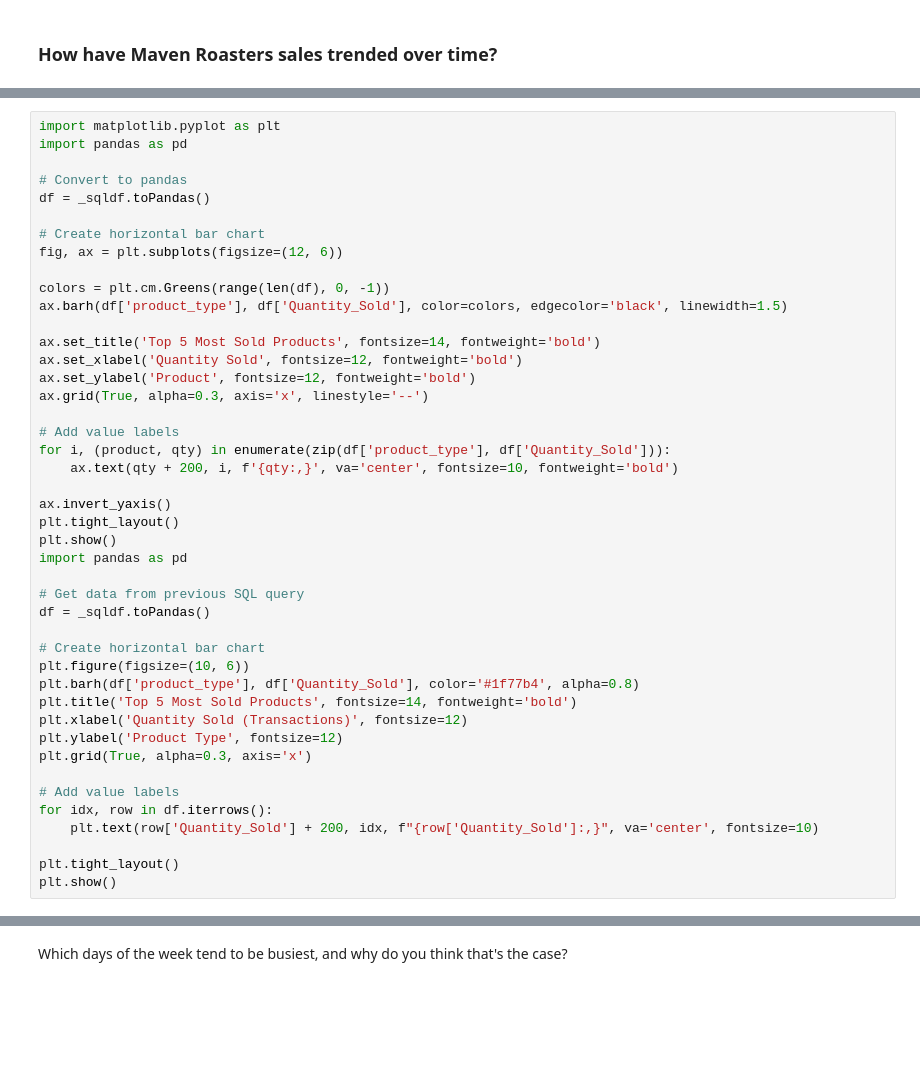
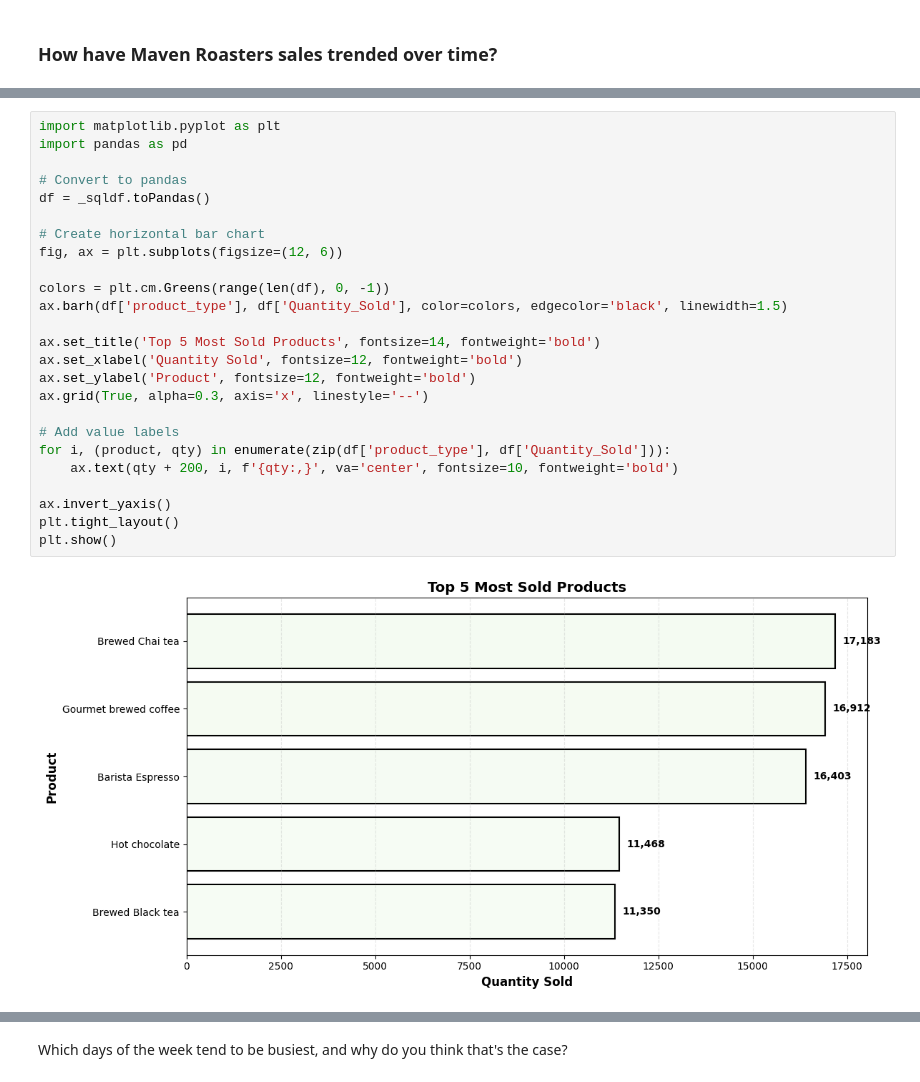
Before and after one commit to AREBU5/coffee_shop_analysis, a Jupyter notebook: Coffee Sales.ipynb, the cells around one changed output, grey strips where cells are left out. Cells and saved outputs as stored; diff of their text form; blank space fills up the shorter version.

```diff
--- a/Coffee Sales.ipynb
+++ b/Coffee Sales.ipynb
@@ -285,47 +255,30 @@ plt.show()
 # %%
 import matplotlib.pyplot as plt
 import pandas as pd
 
 # Convert to pandas
 df = _sqldf.toPandas()
 
 # Create horizontal bar chart
 fig, ax = plt.subplots(figsize=(12, 6))
 
 colors = plt.cm.Greens(range(len(df), 0, -1))
 ax.barh(df['product_type'], df['Quantity_Sold'], color=colors, edgecolor='black', linewidth=1.5)
 
 ax.set_title('Top 5 Most Sold Products', fontsize=14, fontweight='bold')
 ax.set_xlabel('Quantity Sold', fontsize=12, fontweight='bold')
 ax.set_ylabel('Product', fontsize=12, fontweight='bold')
 ax.grid(True, alpha=0.3, axis='x', linestyle='--')
 
 # Add value labels
 for i, (product, qty) in enumerate(zip(df['product_type'], df['Quantity_Sold'])):
     ax.text(qty + 200, i, f'{qty:,}', va='center', fontsize=10, fontweight='bold')
 
 ax.invert_yaxis()
 plt.tight_layout()
 plt.show()
-import pandas as pd
-
-# Get data from previous SQL query
-df = _sqldf.toPandas()
-
-# Create horizontal bar chart
-plt.figure(figsize=(10, 6))
-plt.barh(df['product_type'], df['Quantity_Sold'], color='#1f77b4', alpha=0.8)
-plt.title('Top 5 Most Sold Products', fontsize=14, fontweight='bold')
-plt.xlabel('Quantity Sold (Transactions)', fontsize=12)
-plt.ylabel('Product Type', fontsize=12)
-plt.grid(True, alpha=0.3, axis='x')
-
-# Add value labels
-for idx, row in df.iterrows():
-    plt.text(row['Quantity_Sold'] + 200, idx, f"{row['Quantity_Sold']:,}", va='center', fontsize=10)
-
-plt.tight_layout()
-plt.show()
+# %% [output]
+[figure, added]
 # %%
 import matplotlib.pyplot as plt
 import pandas as pd
```
Also changed, not shown: parts of 18 cells of this notebook.
